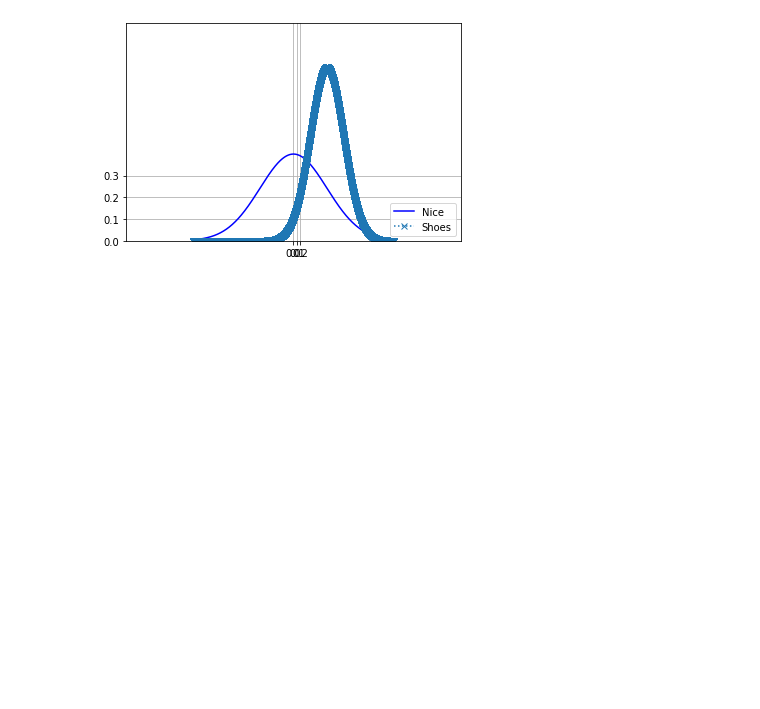
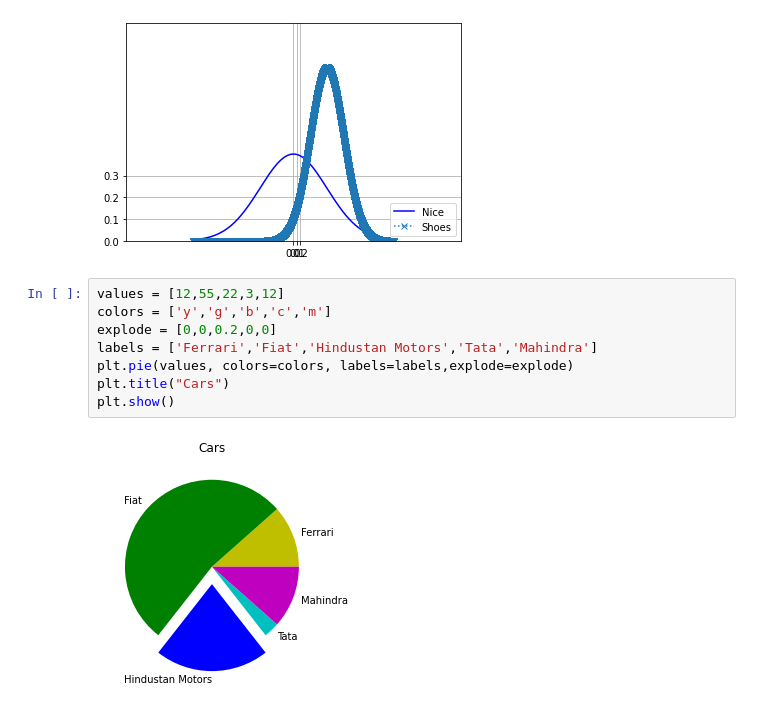
Before and after one commit to kamath7/MLProjectsRepo, a Jupyter notebook: QuiteTheBasics/matplotlib.ipynb, the cells around one changed output. Cells and saved outputs as stored; diff of their text form; blank space fills up the shorter version.

```diff
--- a/QuiteTheBasics/matplotlib.ipynb
+++ b/QuiteTheBasics/matplotlib.ipynb
@@ -61,3 +61,13 @@ plt.legend(['Nice','Shoes'], loc=4)
 # %% [output]
 <matplotlib.legend.Legend at 0x...>
 [figure]
+# %%
+values = [12,55,22,3,12]
+colors = ['y','g','b','c','m']
+explode = [0,0,0.2,0,0]
+labels = ['Ferrari','Fiat','Hindustan Motors','Tata','Mahindra']
+plt.pie(values, colors=colors, labels=labels,explode=explode)
+plt.title("Cars")
+plt.show()
+# %% [output]
+[figure, added]
```
